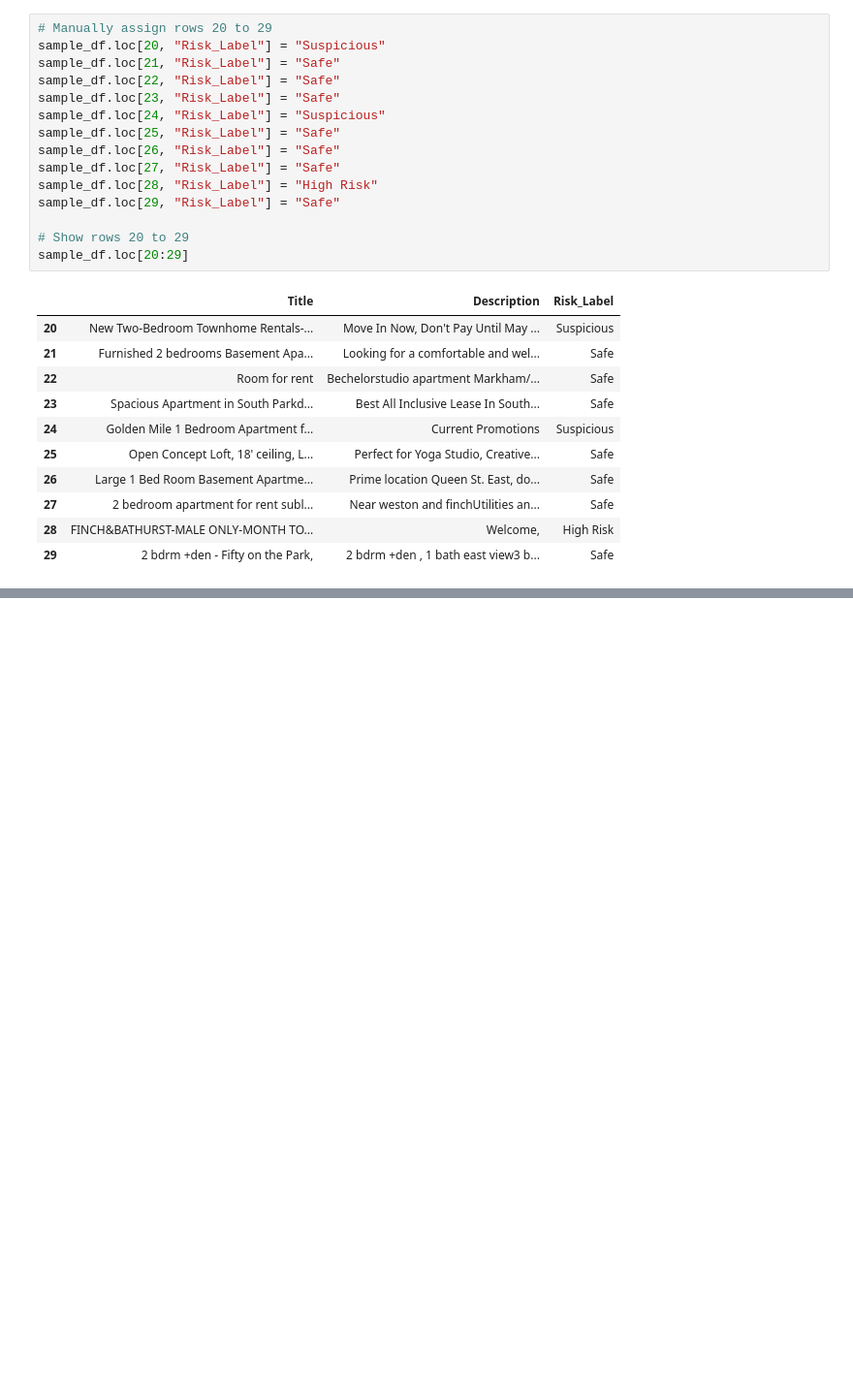
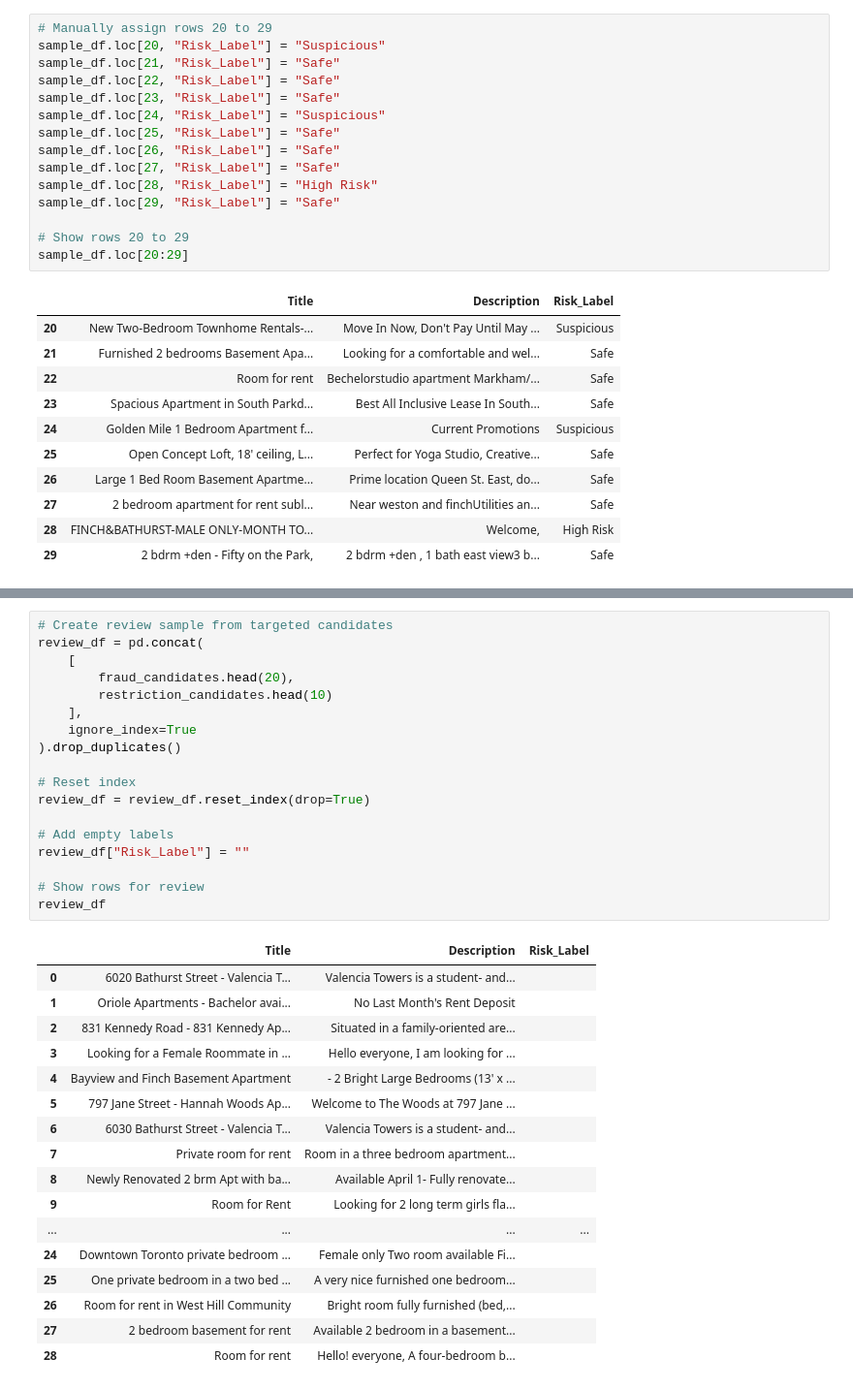
Before and after one commit to AlemMekru/Deep_Learning_Systems, a Jupyter notebook: deep_learning.ipynb, the cells around one changed output, grey strips where cells are left out. Shown at 97% size. Saved outputs shown, nothing was run; the diff lists cells and outputs as text; blank space fills up the shorter version.

Commit message:
Implemented annotation workflow, gold dataset creation, and binary risk labels

```diff
--- a/deep_learning.ipynb
+++ b/deep_learning.ipynb
@@ -358,0 +479,36 @@ sample_df.loc[20:29]
+# %%
+# Create review sample from targeted candidates
+review_df = pd.concat(
+    [
+        fraud_candidates.head(20),
+        restriction_candidates.head(10)
+    ],
+    ignore_index=True
+).drop_duplicates()
+
+# Reset index
+review_df = review_df.reset_index(drop=True)
+
+# Add empty labels
+review_df["Risk_Label"] = ""
+
+# Show rows for review
+review_df
+# %% [output]
+|  | Title | Description | Risk_Label |
+| 0 | 6020 Bathurst Street - Valencia T... | Valencia Towers is a student- and... |  |
+| 1 | Oriole Apartments - Bachelor avai... | No Last Month's Rent Deposit |  |
+| 2 | 831 Kennedy Road - 831 Kennedy Ap... | Situated in a family-oriented are... |  |
+| 3 | Looking for a Female Roommate in ... | Hello everyone, I am looking for ... |  |
+| 4 | Bayview and Finch Basement Apartment | - 2 Bright Large Bedrooms (13' x ... |  |
+| 5 | 797 Jane Street - Hannah Woods Ap... | Welcome to The Woods at 797 Jane ... |  |
+| 6 | 6030 Bathurst Street - Valencia T... | Valencia Towers is a student- and... |  |
+| 7 | Private room for rent | Room in a three bedroom apartment... |  |
+| 8 | Newly Renovated 2 brm Apt with ba... | Available April 1- Fully renovate... |  |
+| 9 | Room for Rent | Looking for 2 long term girls fla... |  |
+| ... | ... | ... | ... |
+| 24 | Downtown Toronto private bedroom ... | Female only Two room available Fi... |  |
+| 25 | One private bedroom in a two bed ... | A very nice furnished one bedroom... |  |
+| 26 | Room for rent in West Hill Community | Bright room fully furnished (bed,... |  |
+| 27 | 2 bedroom basement for rent | Available 2 bedroom in a basement... |  |
+| 28 | Room for rent | Hello! everyone, A four-bedroom b... |  |
```
Also changed, not shown: parts of 12 cells of this notebook.
